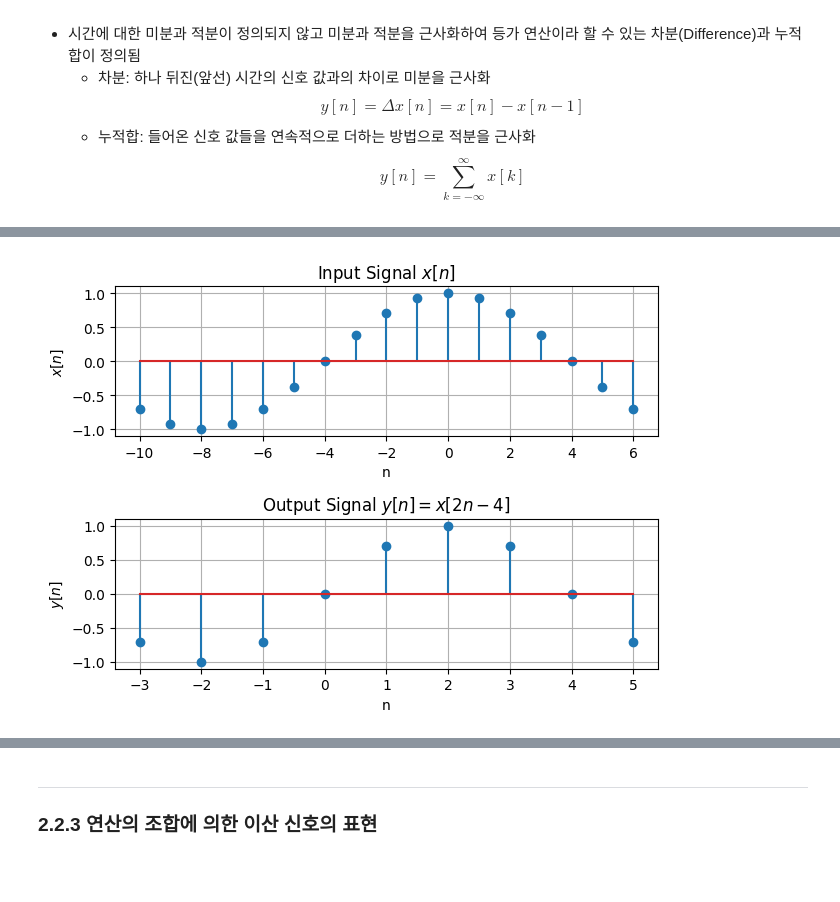
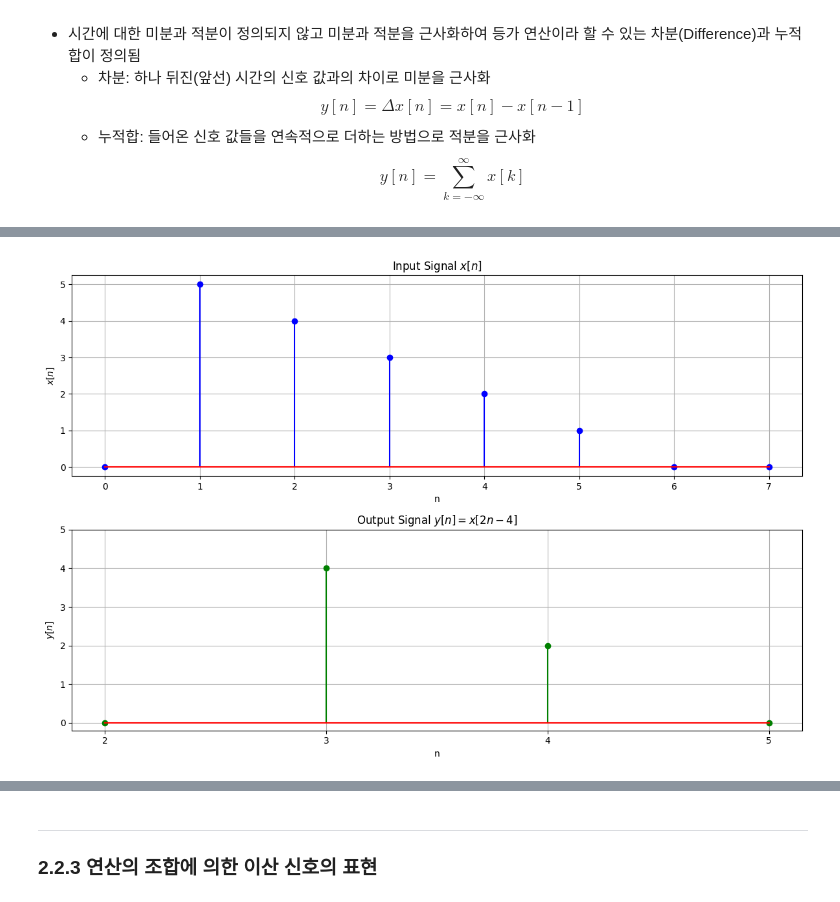
Before and after one commit to jwlee95/DSP_Class2025, a Jupyter notebook: Ch02_이산_신호와_시스템.ipynb, the cells around one changed output, grey strips where cells are left out. Drawn from its saved outputs; the diff is of its cells as text; code cells hidden in the pictures; blank space fills up the shorter version.

```diff
--- a/Ch02_이산_신호와_시스템.ipynb
+++ b/Ch02_이산_신호와_시스템.ipynb
@@ -353,40 +353,48 @@ $$  y[n] = x[an] $$
 import numpy as np
 import matplotlib.pyplot as plt
 
-# 입력 신호 x[n] 생성
-n_x = np.arange(-5, 11)  # -5부터 10까지의 인덱스
-x = np.cos(np.pi/8 * n_x)  # 예시로 코사인 신호 사용
+# 한글 폰트 설정 (시스템에 해당 폰트가 설치되어 있어야 합니다)
+plt.rc('font', family='Malgun Gothic')
+plt.rcParams['axes.unicode_minus'] = False
 
-# 출력 신호 y[n] 계산
-n_y = np.arange(-3, 6) # y[n] = x[2n-4]
-# y[n]은 n_y가 -3, -2, -1, 0, 1, 2, 3, 4, 5일 때 정의됩니다.
-# 이 때, 2n-4는 각각 -10, -8, -6, -4, -2, 0, 2, 4, 6의 값을 갖습니다.
-# 따라서, x[k]의 k는 -10부터 6까지의 범위를 포함해야 합니다.
-# 그러므로 n_x의 범위를 -10부터 6까지로 확장하여 x[k]를 재정의합니다.
-n_x = np.arange(-10, 7)
-x = np.cos(np.pi/8 * n_x)
-#x = [0,5,4,3,2,1,0,0]
+# 입력 신호 x[n]
+x = np.array([0, 5, 4, 3, 2, 1, 0, 0])
+n_x = np.arange(len(x))
 
-# y[n] = x[2n-4]
-# x_interp = np.interp(2*n_y - 4, n_x, x)
-y = np.array([x[np.where(n_x == 2*n_val-4)][0] for n_val in n_y])
+# 출력 신호 y[n] = x[2n-4]
+# y[n]이 정의되는 n의 범위를 계산합니다.
+# x[2n-4]가 정의되려면, 2n-4는 0에서 7 사이여야 합니다.
+# 0 <= 2n-4 <= 7
+# 4 <= 2n <= 11
+# 2 <= n <= 5.5
+# 따라서, n의 정수 범위는 2, 3, 4, 5 입니다.
+n_y = np.arange(2, 6)
+
+# y[n] 값 계산
+y = np.array([x[2 * n - 4] for n in n_y])
 
 # 그래프 그리기
-#plt.figure(figsize=(10, 6))
+plt.figure(figsize=(12, 8))
 
+# 입력 신호 x[n] 플롯
 plt.subplot(2, 1, 1)
-plt.stem(n_x, x) #, use_line_collection=True)
+plt.stem(n_x, x, linefmt='b-', markerfmt='bo', basefmt='r-')
 plt.title('Input Signal $x[n]$')
 plt.xlabel('n')
 plt.ylabel('$x[n]$')
 plt.grid(True)
+plt.xticks(n_x)
+plt.yticks(np.arange(0, 6, 1))
 
+# 출력 신호 y[n] 플롯
 plt.subplot(2, 1, 2)
-plt.stem(n_y, y) # , use_line_collection=True)
+plt.stem(n_y, y, linefmt='g-', markerfmt='go', basefmt='r-')
 plt.title('Output Signal $y[n] = x[2n-4]$')
 plt.xlabel('n')
 plt.ylabel('$y[n]$')
 plt.grid(True)
+plt.xticks(n_y)
+plt.yticks(np.arange(0, 6, 1))
 
 plt.tight_layout()
 plt.show()
@@ -394 +419 @@ plt.show()
-[figure, old version]
+[figure, new version]
```
Also changed, not shown: parts of 3 cells of this notebook.
